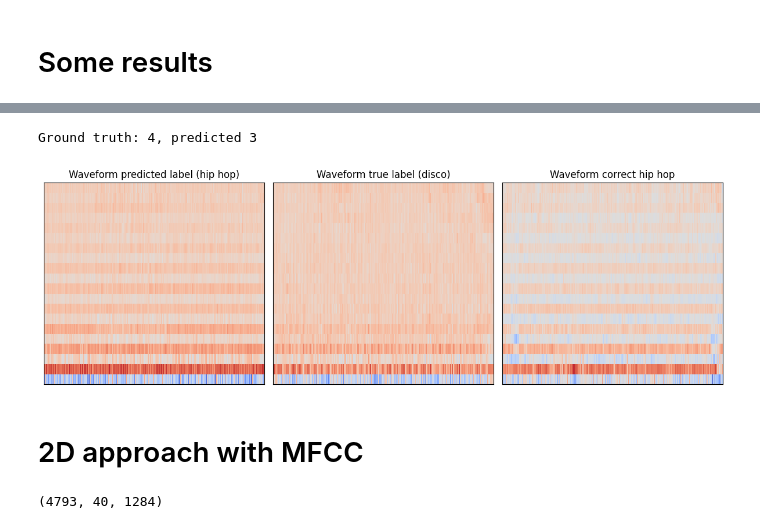
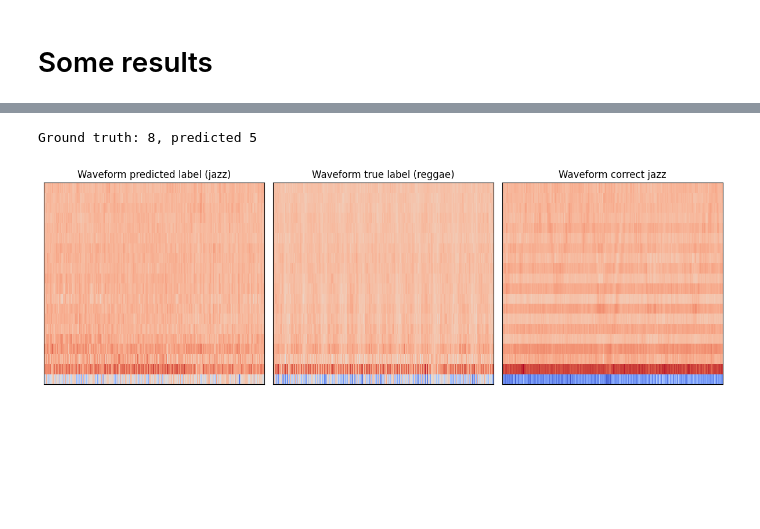
Before and after one commit to AndreaDAmicis22/DigitalSignalImageManagement, a Jupyter notebook: AudioClassification.ipynb, the cells around one changed output, grey strips where cells are left out. Drawn from its saved outputs; the diff is of its cells as text; code cells hidden in the pictures; blank space fills up the shorter version.

```diff
--- a/AudioClassification.ipynb
+++ b/AudioClassification.ipynb
@@ -1002,6 +950,10 @@ for i in range(len(test)):
     test_features_full.append(mfcc)
 
 test_features_full = np.array(test_features_full)
+# %%
+train_features_full = np.array([normalize(x) for x in train_features_full])
+validation_features_full = np.array([normalize(x) for x in validation_features_full])
+test_features_full = np.array([normalize(x) for x in test_features_full])
 # %% [markdown]
 # baseline
 # %%
@@ -1237,25 +1171,6 @@ y_validation = np.array(ground_truth_validation)  # Etichette della validazione
 y_test = np.array(ground_truth_test)
-# %%
-model = Sequential([
-
-    Input(shape=(40,)),
-
-    Dense(256, activation='relu'),
-    Dropout(0.5),
-    BatchNormalization(),
-
-    Dense(128, activation='relu'),
-    Dropout(0.5),
-    BatchNormalization(),
-
-    Dense(num_classes, activation='softmax')
-
-])
-
-# Compilazione del modello
-model.compile(optimizer='adam', loss='categorical_crossentropy', metrics=['accuracy'])
 # %%
-model.load_weights('weights/mfcc_mod1.weights.h5')
+model.load_weights('weights/FFNN_Fullfeatures.weights.h5')
 y_pred = model.predict(X_test)
 y_pred_classes = np.argmax(y_pred, axis=1)  # Converti one-hot in classi
 y_test_classes = y_test
@@ -1278,13 +1193,13 @@ print(f'Ground truth: {y_test_classes[w]}, predicted {y_pred_classes[w]}')
 fig, ax = plt.subplots(ncols=3, figsize=(12, 4))
 
 librosa.display.specshow(librosa.feature.mfcc(y=audio), sr=sampling_rate, ax=ax[0])
-ax[0].set_title("Waveform Predicted label (pop)")
+ax[0].set_title("Waveform Predicted label (jazz)")
 
-librosa.display.specshow(librosa.feature.mfcc(y=df['train'][9]['audio']['array']), sr=sampling_rate, ax=ax[1])
-ax[1].set_title("Waveform true label (disco)")
+librosa.display.specshow(librosa.feature.mfcc(y=df['train'][18]['audio']['array']), sr=sampling_rate, ax=ax[1])
+ax[1].set_title("Waveform true label (hiphop)")
 
-librosa.display.specshow(librosa.feature.mfcc(y=df['test'][1]['audio']['array']), sr=sampling_rate, ax=ax[2])
-ax[2].set_title("Waveform of a correct pop")
+librosa.display.specshow(librosa.feature.mfcc(y=df['test'][49]['audio']['array']), sr=sampling_rate, ax=ax[2])
+ax[2].set_title("Waveform of a correct jazz")
 
 plt.tight_layout()
 plt.show()
@@ -1296,20 +1210,18 @@ Ground truth: 7, predicted 3
 # %%
 print(f'Ground truth: {y_test_classes[w1]}, predicted {y_pred_classes[w1]}')
 fig, ax = plt.subplots(ncols=3, figsize=(12, 4))
 
 librosa.display.specshow(librosa.feature.mfcc(y=audio1), sr=sampling_rate, ax=ax[0])
-ax[0].set_title("Waveform predicted label (hip hop)")
+ax[0].set_title("Waveform predicted label (jazz)")
 
-librosa.display.specshow(librosa.feature.mfcc(y=df['train'][9]['audio']['array']), sr=sampling_rate, ax=ax[1])
-ax[1].set_title("Waveform true label (disco)")
+librosa.display.specshow(librosa.feature.mfcc(y=df['train'][39]['audio']['array']), sr=sampling_rate, ax=ax[1])
+ax[1].set_title("Waveform true label (reggae)")
 
-librosa.display.specshow(librosa.feature.mfcc(y=df['test'][89]['audio']['array']), sr=sampling_rate, ax=ax[2])
-ax[2].set_title("Waveform correct hip hop")
+librosa.display.specshow(librosa.feature.mfcc(y=df['test'][49]['audio']['array']), sr=sampling_rate, ax=ax[2])
+ax[2].set_title("Waveform correct jazz")
 
 plt.tight_layout()
 plt.show()
 # %% [output]
-Ground truth: 4, predicted 3
+Ground truth: 8, predicted 5
-[figure, old version]
+[figure, new version]
-# %% [markdown]
-# 2D approach with MFCC
@@ -1324,4 +1227,0 @@ ground_truth_test = [test_dict[id]['genre'] for id in range(len(test_dict))]
-# %%
-X_train.shape
-# %% [output]
-(4793, 40, 1284)
```
Also changed, not shown: parts of 25 cells of this notebook.
